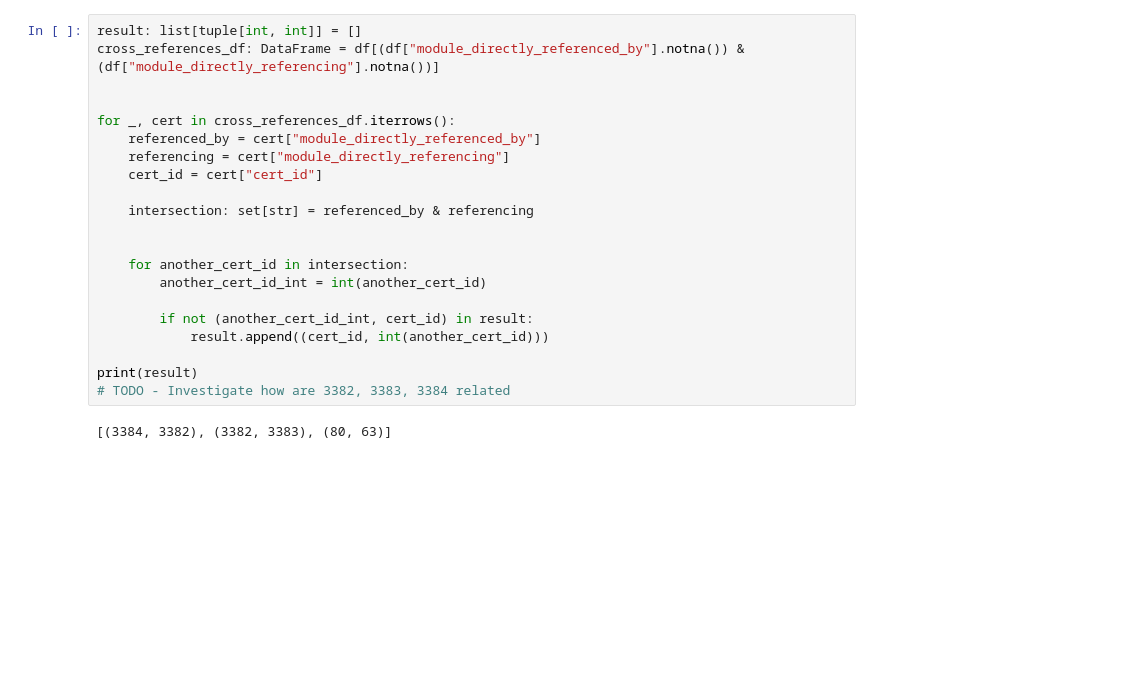
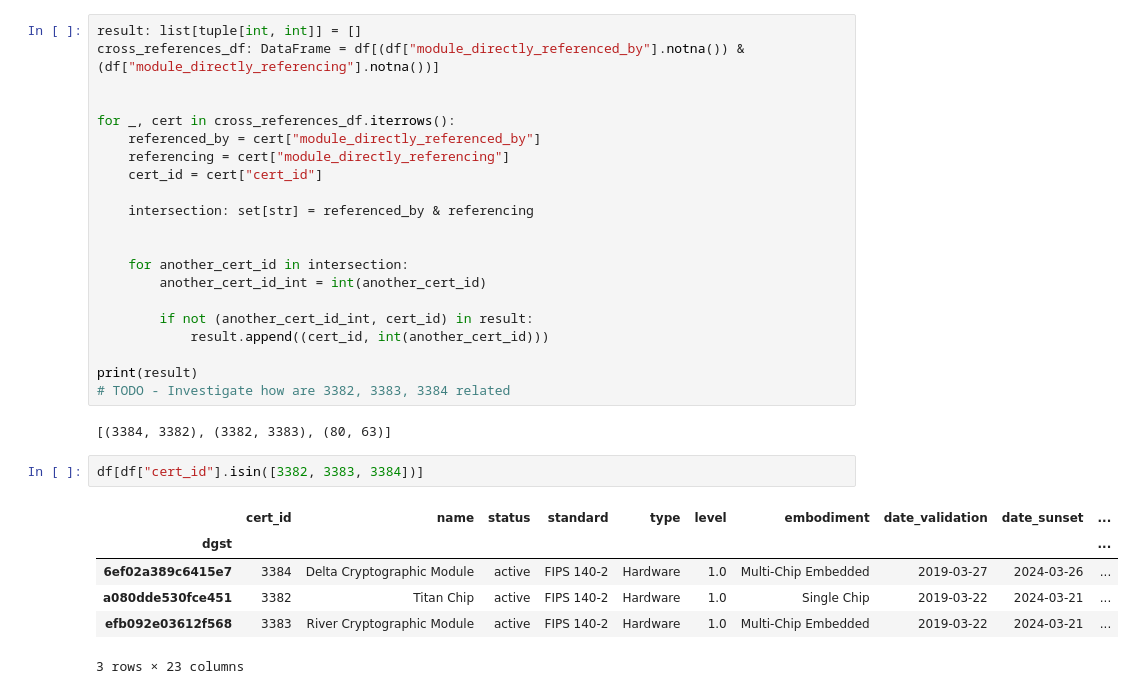
Before and after one commit to crocs-muni/sec-certs, a Jupyter notebook: notebooks/fips/references.ipynb, the cells around one changed output. Cells and saved outputs as stored; diff of their text form; blank space fills up the shorter version.

```diff
--- a/notebooks/fips/references.ipynb
+++ b/notebooks/fips/references.ipynb
@@ -448,3 +472,12 @@ print(result)
 # TODO - Investigate how are 3382, 3383, 3384 related
 # %% [output]
 [(3384, 3382), (3382, 3383), (80, 63)]
+# %%
+df[df["cert_id"].isin([3382, 3383, 3384])]
+# %% [output]
+|  | cert_id | name | status | standard | type | level | embodiment | date_validation | date_sunset | ... |
+| dgst |  |  |  |  |  |  |  |  |  | ... |
+| 6ef02a389c6415e7 | 3384 | Delta Cryptographic Module | active | FIPS 140-2 | Hardware | 1.0 | Multi-Chip Embedded | 2019-03-27 | 2024-03-26 | ... |
+| a080dde530fce451 | 3382 | Titan Chip | active | FIPS 140-2 | Hardware | 1.0 | Single Chip | 2019-03-22 | 2024-03-21 | ... |
+| efb092e03612f568 | 3383 | River Cryptographic Module | active | FIPS 140-2 | Hardware | 1.0 | Multi-Chip Embedded | 2019-03-22 | 2024-03-21 | ... |
+3 rows × 23 columns
```
Also changed, not shown: parts of 26 cells of this notebook.
